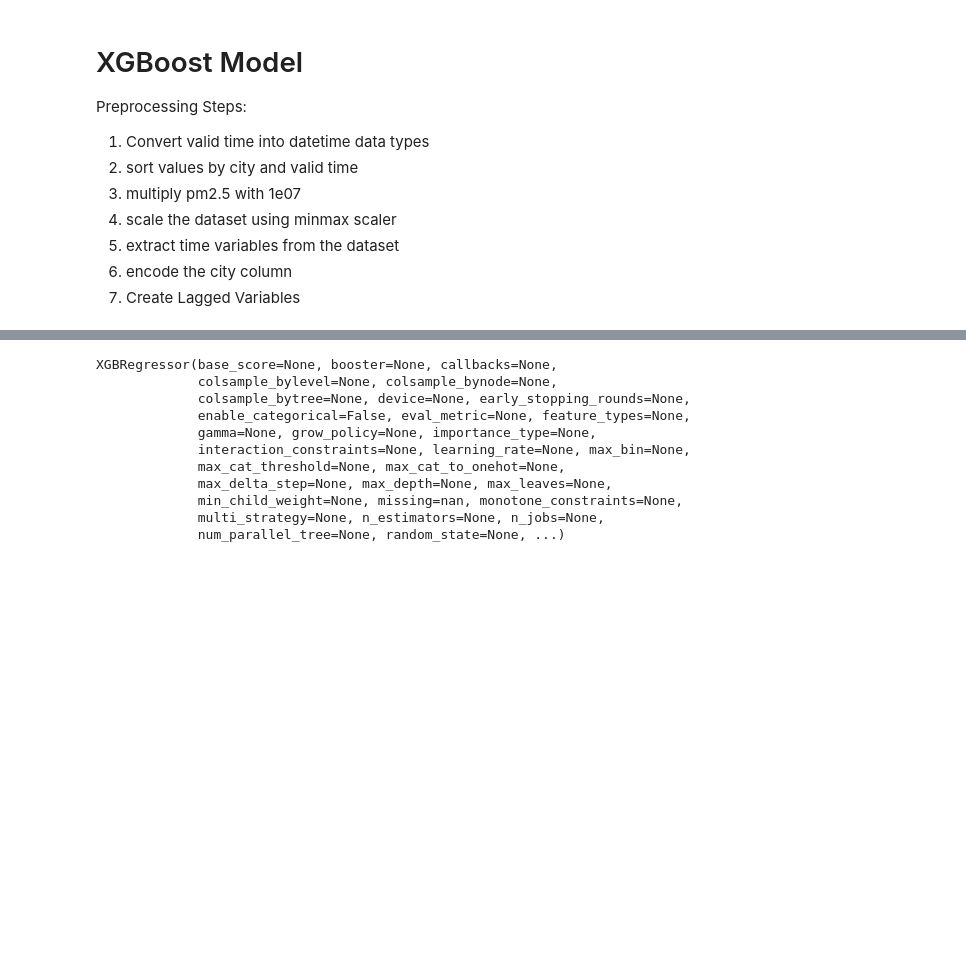
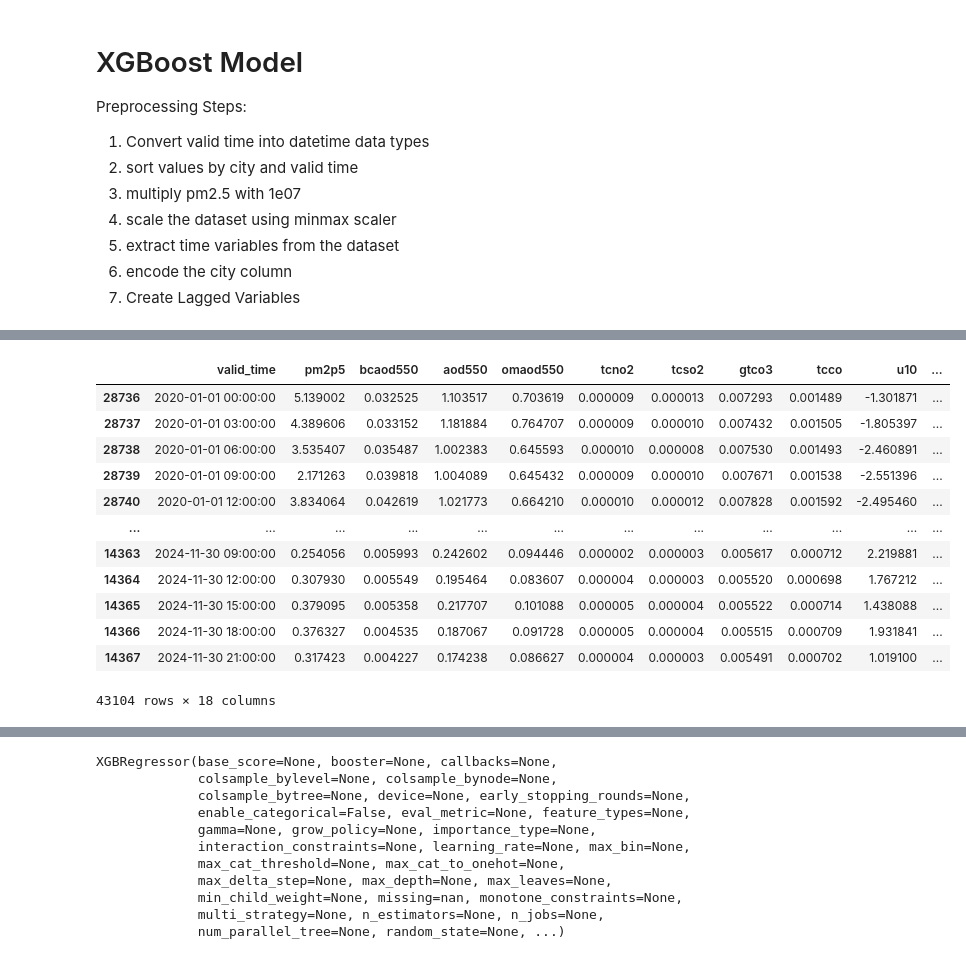
Before and after one commit to Andersen-C/Comparative_Analysis_Of_Machine_Learning_and_Deep_Learning_For_Air_Quality_Prediction, a Jupyter notebook: Dataset and Training File/XGBoost_EDA_and_Preprocessing_Training.ipynb, the cells around one changed output, grey strips where cells are left out. Saved outputs shown, nothing was run; the diff lists cells and outputs as text; code cells hidden in the pictures; blank space fills up the shorter version.

```diff
--- a/Dataset and Training File/XGBoost_EDA_and_Preprocessing_Training.ipynb
+++ b/Dataset and Training File/XGBoost_EDA_and_Preprocessing_Training.ipynb
@@ -28,6 +45,22 @@ df = df.sort_values(['city', 'valid_time'])
 # %%
 df['pm2p5'] *= 1e07
 df = df.drop(columns=['pm1', 'pm10'], axis = 1)
+# %%
+df
+# %% [output]
+|  | valid_time | pm2p5 | bcaod550 | aod550 | omaod550 | tcno2 | tcso2 | gtco3 | tcco | u10 | ... |
+| 28736 | 2020-01-01 00:00:00 | 5.139002 | 0.032525 | 1.103517 | 0.703619 | 0.000009 | 0.000013 | 0.007293 | 0.001489 | -1.301871 | ... |
+| 28737 | 2020-01-01 03:00:00 | 4.389606 | 0.033152 | 1.181884 | 0.764707 | 0.000009 | 0.000010 | 0.007432 | 0.001505 | -1.805397 | ... |
+| 28738 | 2020-01-01 06:00:00 | 3.535407 | 0.035487 | 1.002383 | 0.645593 | 0.000010 | 0.000008 | 0.007530 | 0.001493 | -2.460891 | ... |
+| 28739 | 2020-01-01 09:00:00 | 2.171263 | 0.039818 | 1.004089 | 0.645432 | 0.000009 | 0.000010 | 0.007671 | 0.001538 | -2.551396 | ... |
+| 28740 | 2020-01-01 12:00:00 | 3.834064 | 0.042619 | 1.021773 | 0.664210 | 0.000010 | 0.000012 | 0.007828 | 0.001592 | -2.495460 | ... |
+| ... | ... | ... | ... | ... | ... | ... | ... | ... | ... | ... | ... |
+| 14363 | 2024-11-30 09:00:00 | 0.254056 | 0.005993 | 0.242602 | 0.094446 | 0.000002 | 0.000003 | 0.005617 | 0.000712 | 2.219881 | ... |
+| 14364 | 2024-11-30 12:00:00 | 0.307930 | 0.005549 | 0.195464 | 0.083607 | 0.000004 | 0.000003 | 0.005520 | 0.000698 | 1.767212 | ... |
+| 14365 | 2024-11-30 15:00:00 | 0.379095 | 0.005358 | 0.217707 | 0.101088 | 0.000005 | 0.000004 | 0.005522 | 0.000714 | 1.438088 | ... |
+| 14366 | 2024-11-30 18:00:00 | 0.376327 | 0.004535 | 0.187067 | 0.091728 | 0.000005 | 0.000004 | 0.005515 | 0.000709 | 1.931841 | ... |
+| 14367 | 2024-11-30 21:00:00 | 0.317423 | 0.004227 | 0.174238 | 0.086627 | 0.000004 | 0.000003 | 0.005491 | 0.000702 | 1.019100 | ... |
+43104 rows × 18 columns
 # %%
 df['hour'] = df['valid_time'].dt.hour
 df['days'] = df['valid_time'].dt.dayofweek
```
Also changed, not shown: parts of 25 cells of this notebook, 9 other files.
